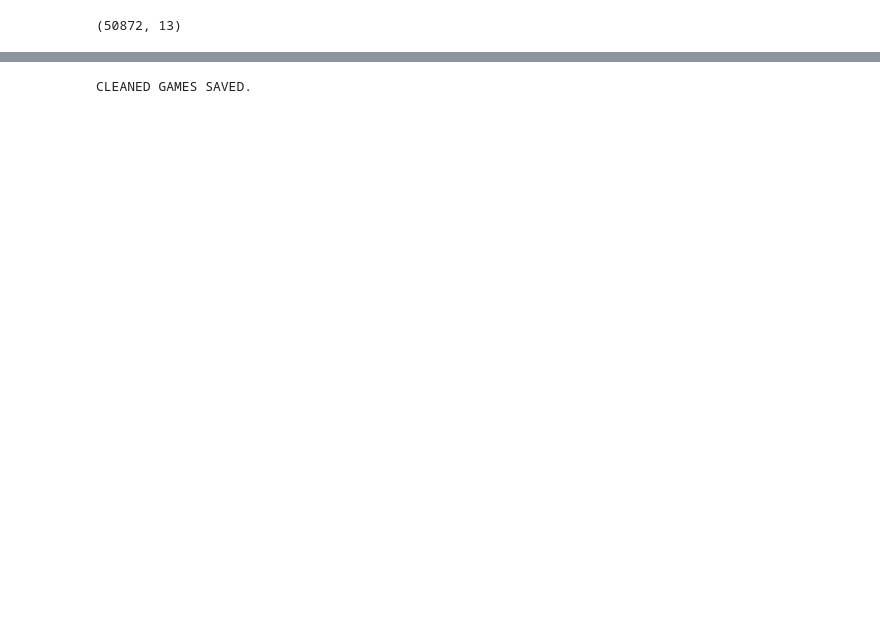
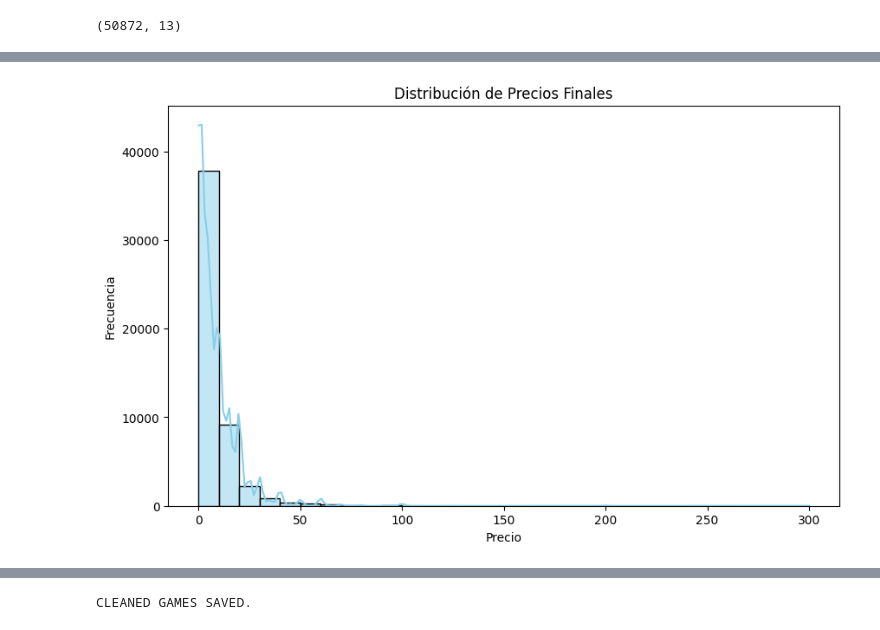
Before and after one commit to Amolihua/BIGDATA-STEAM-RECOMENDATION, a Jupyter notebook: notebooks/eda_games.ipynb, the cells around one changed output, grey strips where cells are left out. Cells and saved outputs as stored; diff of their text form; code cells hidden in the pictures; blank space fills up the shorter version.

```diff
--- a/notebooks/eda_games.ipynb
+++ b/notebooks/eda_games.ipynb
@@ -65,0 +112,10 @@ cleaned_games_df.shape
+# %%
+# 1. Distribución de Precios (¿Cuánto cuestan los juegos?)
+plt.figure(figsize=(10, 6))
+sns.histplot(cleaned_games_df['price_final'], bins=30, kde=True, color='skyblue')
+plt.title('Distribución de Precios Finales')
+plt.xlabel('Precio')
+plt.ylabel('Frecuencia')
+plt.show()
+# %% [output]
+[figure, added]
```
Also changed, not shown: parts of 8 cells of this notebook, 21 other files.
